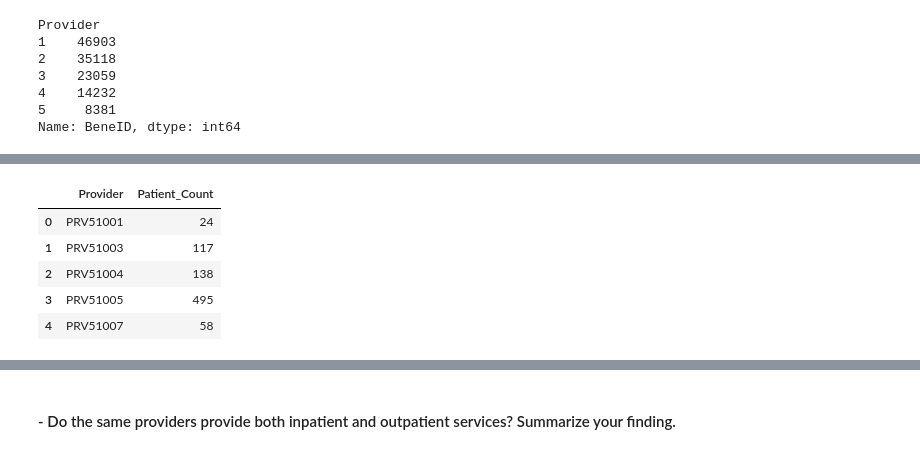
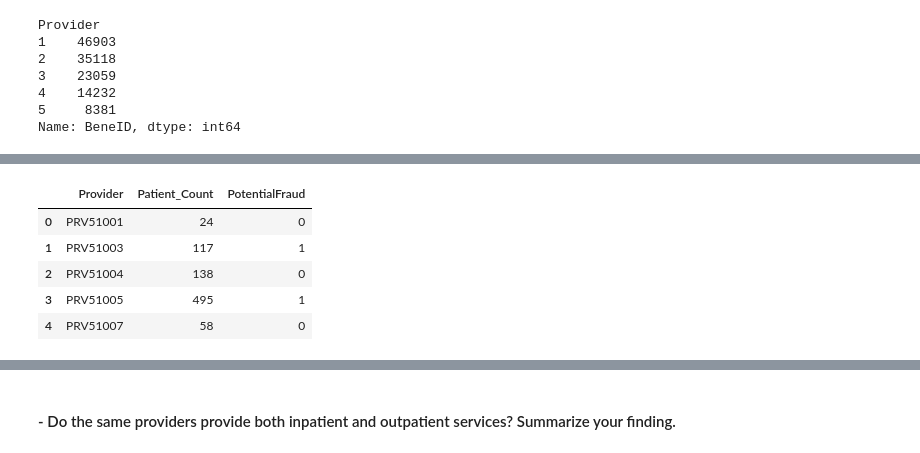
Before and after one commit to cosmochoi/healthcare_fraud, a Jupyter notebook: Fraud_Detection_EDA/EDA_Marcus.ipynb, the cells around one changed output, grey strips where cells are left out. Cells and saved outputs as stored; diff of their text form; code cells hidden in the pictures.

```diff
--- a/Fraud_Detection_EDA/EDA_Marcus.ipynb
+++ b/Fraud_Detection_EDA/EDA_Marcus.ipynb
@@ -331,13 +286,16 @@ provider_patient
 # %%
 # create patient count column per provider
 Patients = full_df.groupby(['Provider', 'BeneID'])['BeneID'].count().reset_index(name='Patient_Count')\
            .groupby('Provider')['Patient_Count'].count().reset_index()
 
-Patients.head()
+# merge label
+pat_prov_count = pd.merge(Patients, label_train_df, on='Provider', how='left')
+
+pat_prov_count.head()
 # %% [output]
-|  | Provider | Patient_Count |
-| 0 | PRV51001 | 24 |
-| 1 | PRV51003 | 117 |
-| 2 | PRV51004 | 138 |
-| 3 | PRV51005 | 495 |
-| 4 | PRV51007 | 58 |
+|  | Provider | Patient_Count | PotentialFraud |
+| 0 | PRV51001 | 24 | 0 |
+| 1 | PRV51003 | 117 | 1 |
+| 2 | PRV51004 | 138 | 0 |
+| 3 | PRV51005 | 495 | 1 |
+| 4 | PRV51007 | 58 | 0 |
```
Also changed, not shown: parts of 15 cells of this notebook, 1 other file.
